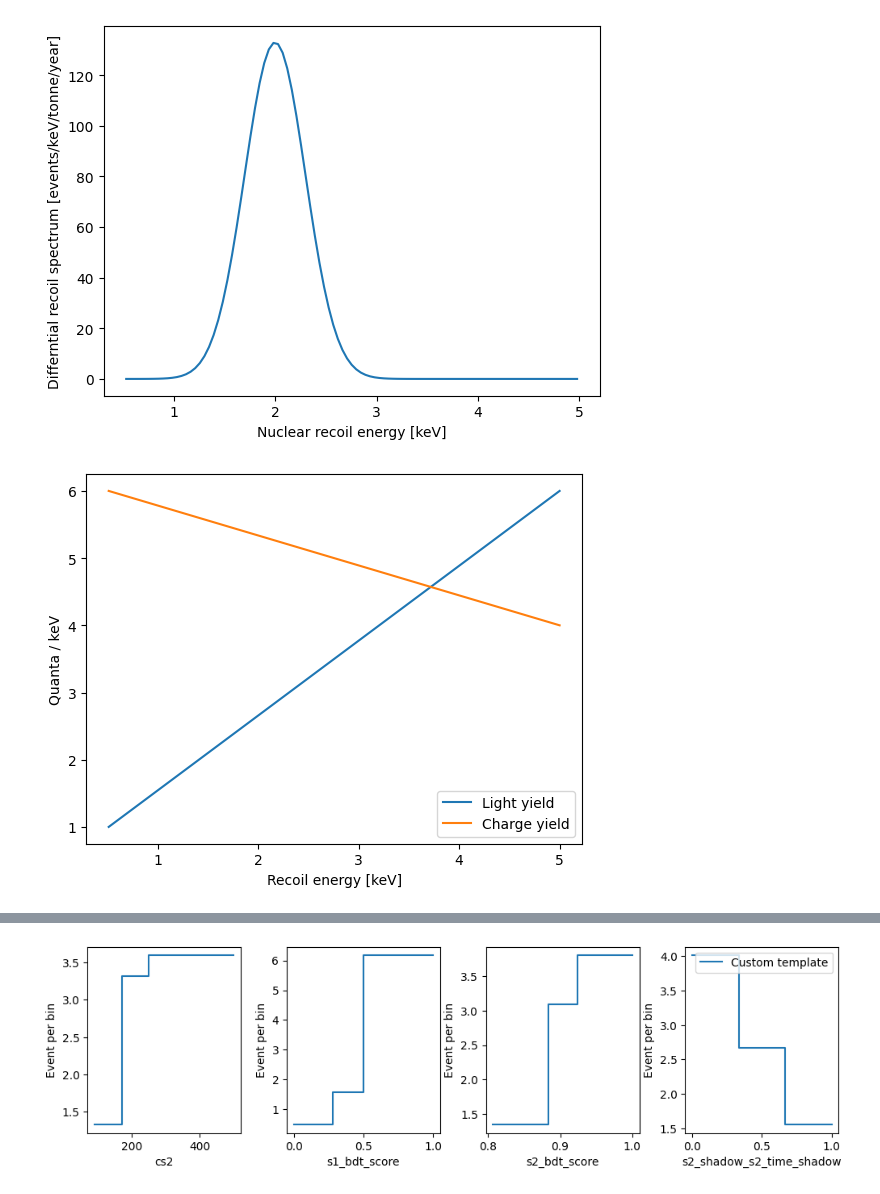
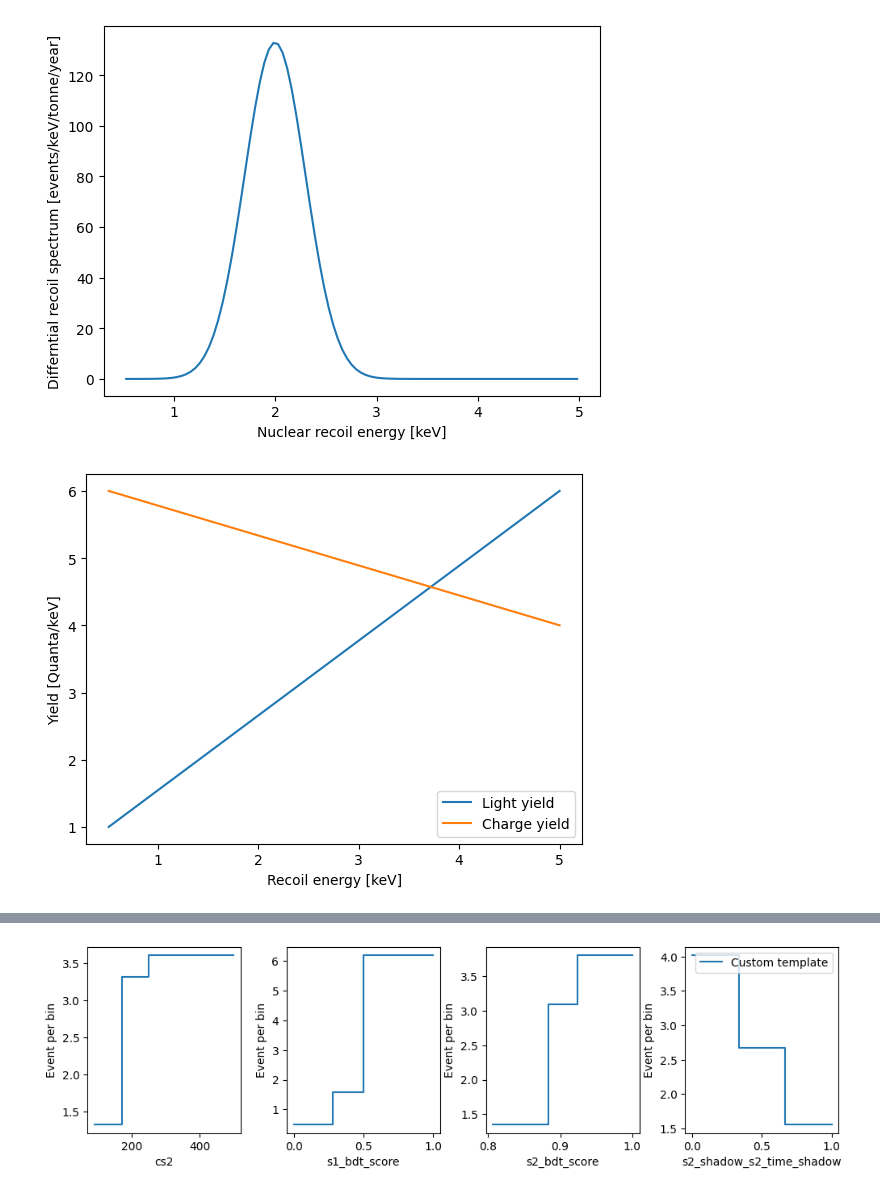
Before and after one commit to XENONnT/light_wimp_data_release, a Jupyter notebook: notebooks/1. SignalTemplate.ipynb, the cells around one changed output, grey strips where cells are left out. Saved outputs shown, nothing was run; the diff lists cells and outputs as text; code cells hidden in the pictures.

```diff
--- a/notebooks/1. SignalTemplate.ipynb
+++ b/notebooks/1. SignalTemplate.ipynb
@@ -97,20 +90,20 @@ custom_spectrum['rate'] = rate
 # %%
 # Let's assume simple LY and QY curve for simplicity, note the ly and qy cannot excced interpolation bounds!
 
 custom_yield_model = dict()
 custom_yield_model['ly'] = dict(coordinate_system = np.linspace(0.51, 5, 100).tolist(),
                                 map = np.linspace(1, 6, 100).tolist())
 custom_yield_model['qy'] = dict(coordinate_system = np.linspace(0.51, 5, 100).tolist(),
                                 map = np.linspace(6, 4, 100).tolist())
 
 plt.plot(custom_yield_model['ly']['coordinate_system'],custom_yield_model['ly']['map'], label='Light yield')
 plt.plot(custom_yield_model['qy']['coordinate_system'],custom_yield_model['qy']['map'], label='Charge yield')
 plt.xlabel('Recoil energy [keV]')
-plt.ylabel('Quanta / keV')
+plt.ylabel('Yield [Quanta/keV]')
 plt.legend()
 plt.show()
 # %% [output]
-[figure, old version]
+[figure, new version]
 # %%
 # Build templates
 custom_template = template.build_template(custom_spectrum, custom_yield_model)
```
Also changed, not shown: parts of 45 cells of this notebook.
